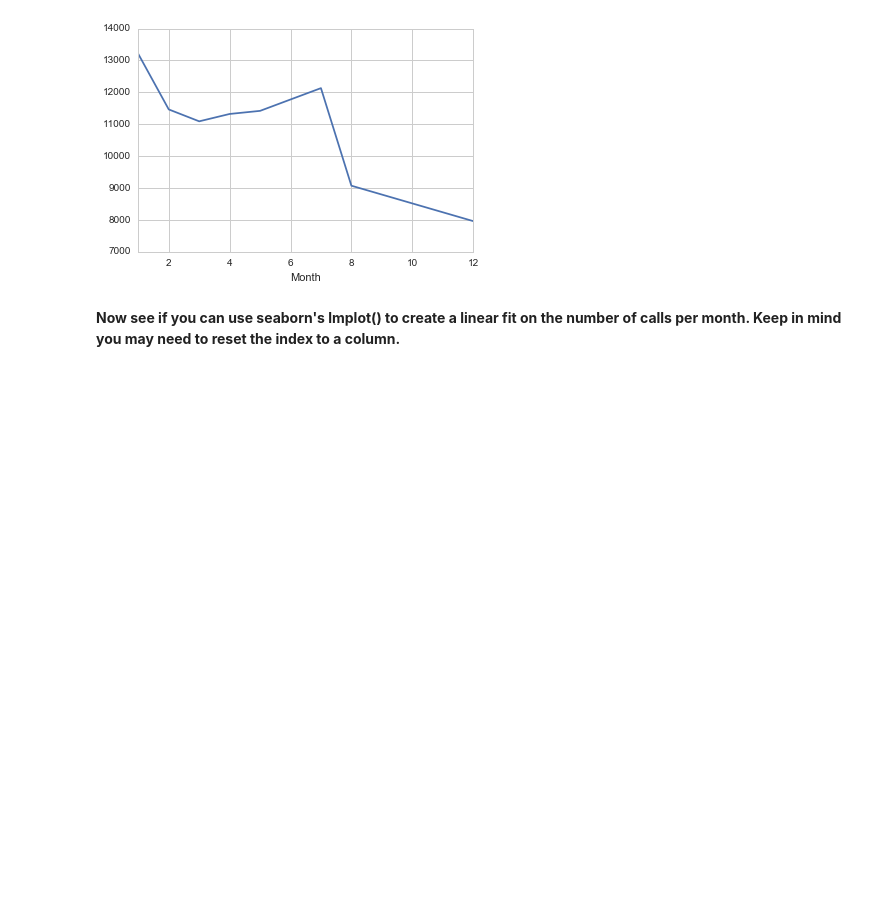
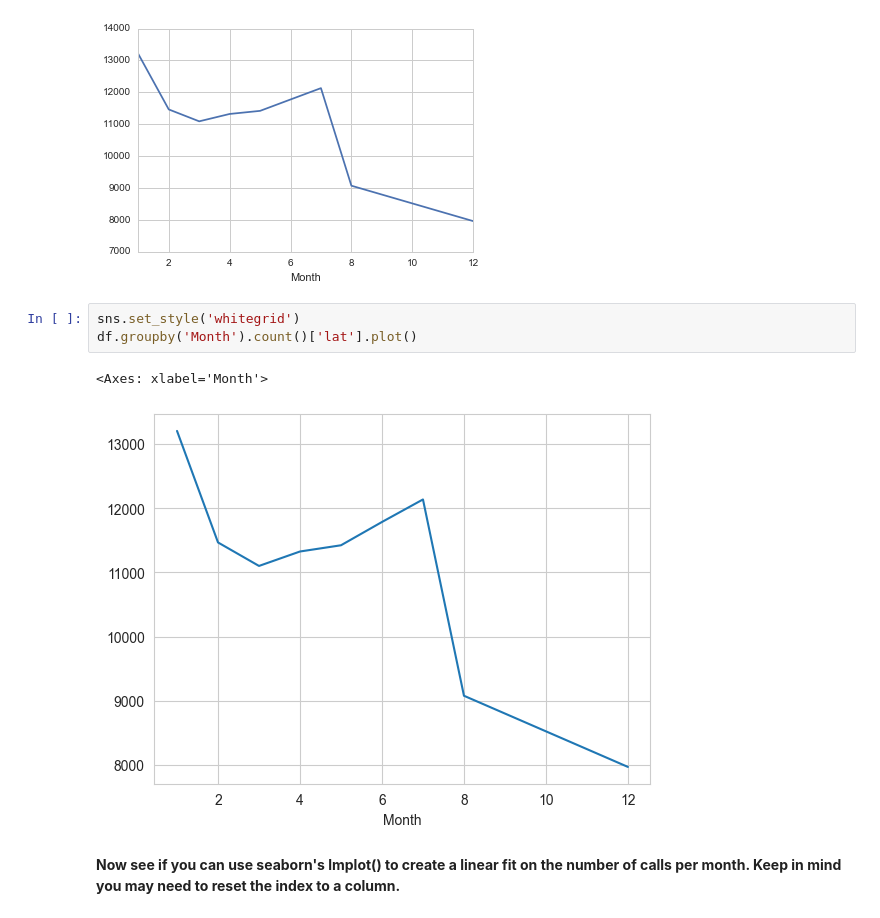
Before and after one commit to Samilincoln/SAIL-Module-2-Assignment, a Jupyter notebook: data_analysis_project.ipynb, the cells around one changed output. Drawn from its saved outputs; the diff is of its cells as text; blank space fills up the shorter version.

```diff
--- a/data_analysis_project.ipynb
+++ b/data_analysis_project.ipynb
@@ -174,6 +343,12 @@ str
 # %% [output]
 <matplotlib.axes._subplots.AxesSubplot at 0x...>
 [figure]
+# %%
+sns.set_style('whitegrid')
+df.groupby('Month').count()['lat'].plot()
+# %% [output]
+<Axes: xlabel='Month'>
+[figure, added]
 # %% [markdown]
 **Now see if you can use seaborn's lmplot() to create a linear fit on the number of calls per month. Keep in mind you may need to reset the index to a column.**
 # %%
```
Also changed, not shown: parts of 22 cells of this notebook.
